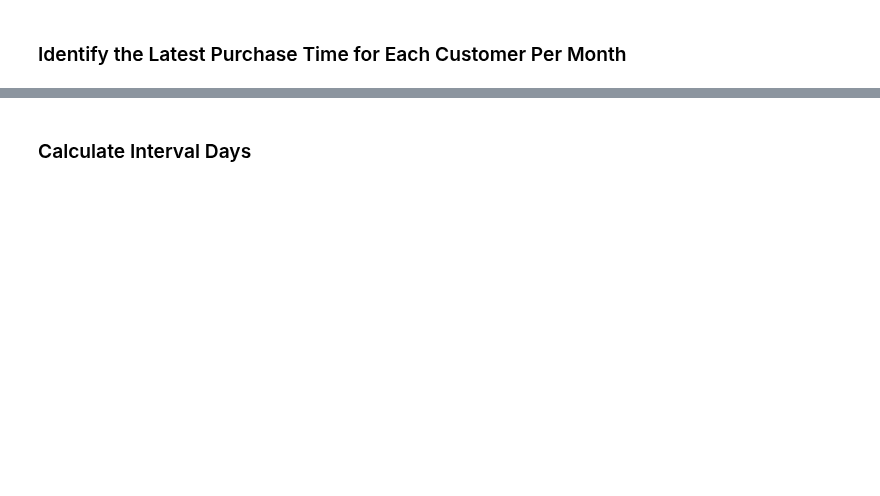
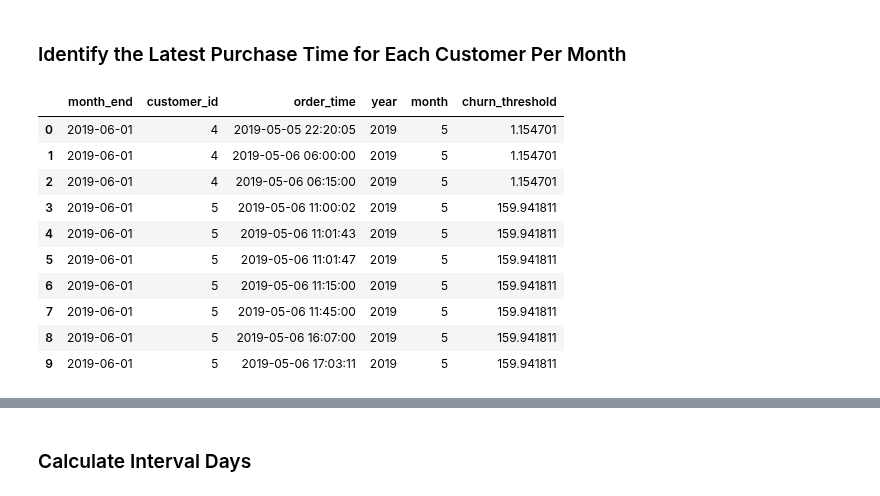
Before and after one commit to HanL1223/JR_Recommender, a Jupyter notebook: projects/cafe-analytics/Customer-Churn-Analysis-MX.ipynb, the cells around one changed output, grey strips where cells are left out. Cells and saved outputs as stored; diff of their text form; code cells hidden in the pictures; blank space fills up the shorter version.

```diff
--- a/projects/cafe-analytics/Customer-Churn-Analysis-MX.ipynb
+++ b/projects/cafe-analytics/Customer-Churn-Analysis-MX.ipynb
@@ -98,0 +96,16 @@ df_by_month
+# %%
+latest_date = df_dates['Dates'].max()
+
+def calc_monthend(x):
+    if (x['year'] == latest_date.year) and (x['month'] == latest_date.month):
+        return latest_date + timedelta(days=1)
+    else:
+        if x['month'] < 12:
+            return date(x['year'], x['month'] + 1, 1)
+        else:
+            return date(x['year'] + 1, 1, 1)
+
+df_dates['month_end'] = df_dates.apply(calc_monthend, axis=1)
+# %%
+df_dates = df_dates[['year', 'month', 'month_end']].drop_duplicates()
+df_dates
@@ -102,7 +133,7 @@ df_by_month
 # %%
 # Perform a cross join between df_custchurn and the month DataFrame
 df_churn = df_custchurn.merge(
-    df_by_month,
+    df_dates,
     how='cross',
 )
 # %%
@@ -119,16 +157,28 @@ df_churn = df_churn[
 # %%
 # Sort and reset the index for clean display
 df_churn = df_churn[
     [
-        'order_monthend', 'customer_id', 'order_time',
+        'month_end', 'customer_id', 'order_time',
         'year', 'month', 'churn_threshold'
     ]
 ].sort_values(
-    ['order_monthend', 'customer_id', 'order_time'],
+    ['month_end', 'customer_id', 'order_time'],
     ascending=[True, True, True],
 ).reset_index(drop=True)
 
 df_churn.head(10)
+# %% [output]
+|  | month_end | customer_id | order_time | year | month | churn_threshold |
+| 0 | 2019-06-01 | 4 | 2019-05-05 22:20:05 | 2019 | 5 | 1.154701 |
+| 1 | 2019-06-01 | 4 | 2019-05-06 06:00:00 | 2019 | 5 | 1.154701 |
+| 2 | 2019-06-01 | 4 | 2019-05-06 06:15:00 | 2019 | 5 | 1.154701 |
+| 3 | 2019-06-01 | 5 | 2019-05-06 11:00:02 | 2019 | 5 | 159.941811 |
+| 4 | 2019-06-01 | 5 | 2019-05-06 11:01:43 | 2019 | 5 | 159.941811 |
+| 5 | 2019-06-01 | 5 | 2019-05-06 11:01:47 | 2019 | 5 | 159.941811 |
+| 6 | 2019-06-01 | 5 | 2019-05-06 11:15:00 | 2019 | 5 | 159.941811 |
+| 7 | 2019-06-01 | 5 | 2019-05-06 11:45:00 | 2019 | 5 | 159.941811 |
+| 8 | 2019-06-01 | 5 | 2019-05-06 16:07:00 | 2019 | 5 | 159.941811 |
+| 9 | 2019-06-01 | 5 | 2019-05-06 17:03:11 | 2019 | 5 | 159.941811 |
 # %%
 # Add a column for the latest order time per customer for each month
 df_churn['latest_order_time'] = (
```
Also changed, not shown: parts of 26 cells of this notebook.
